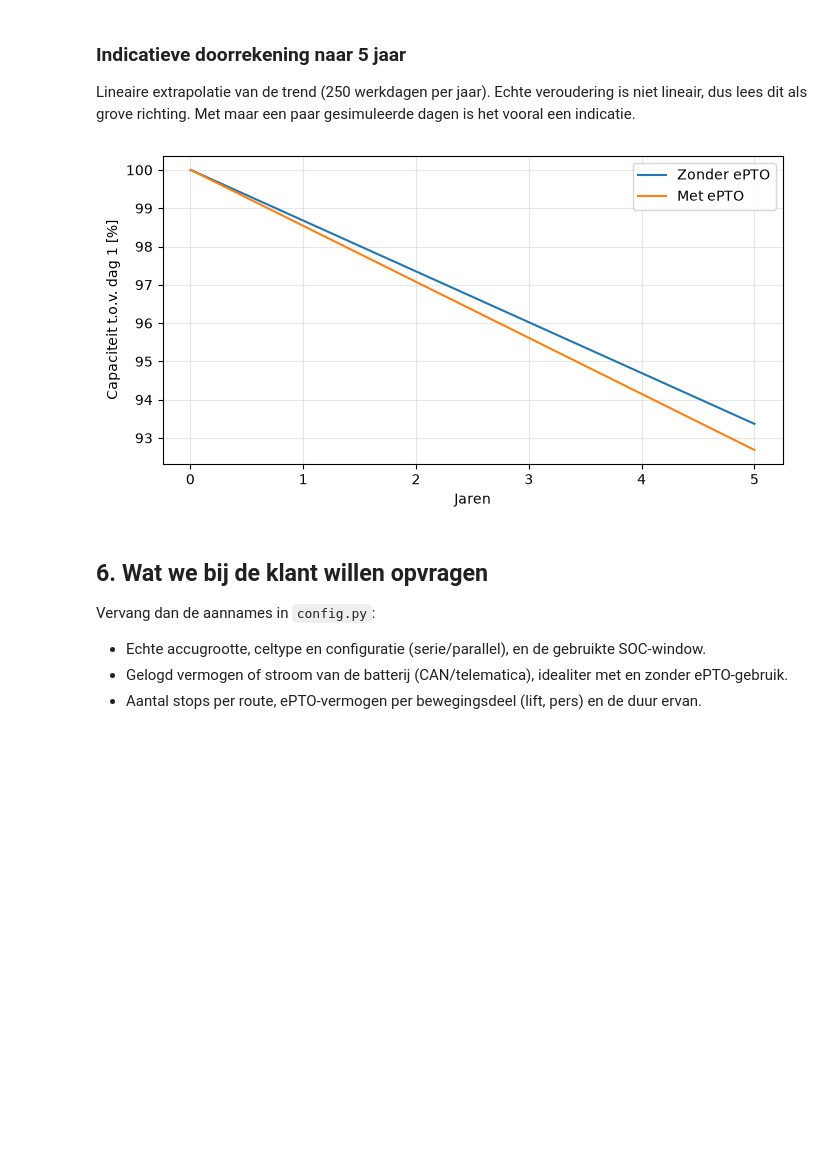
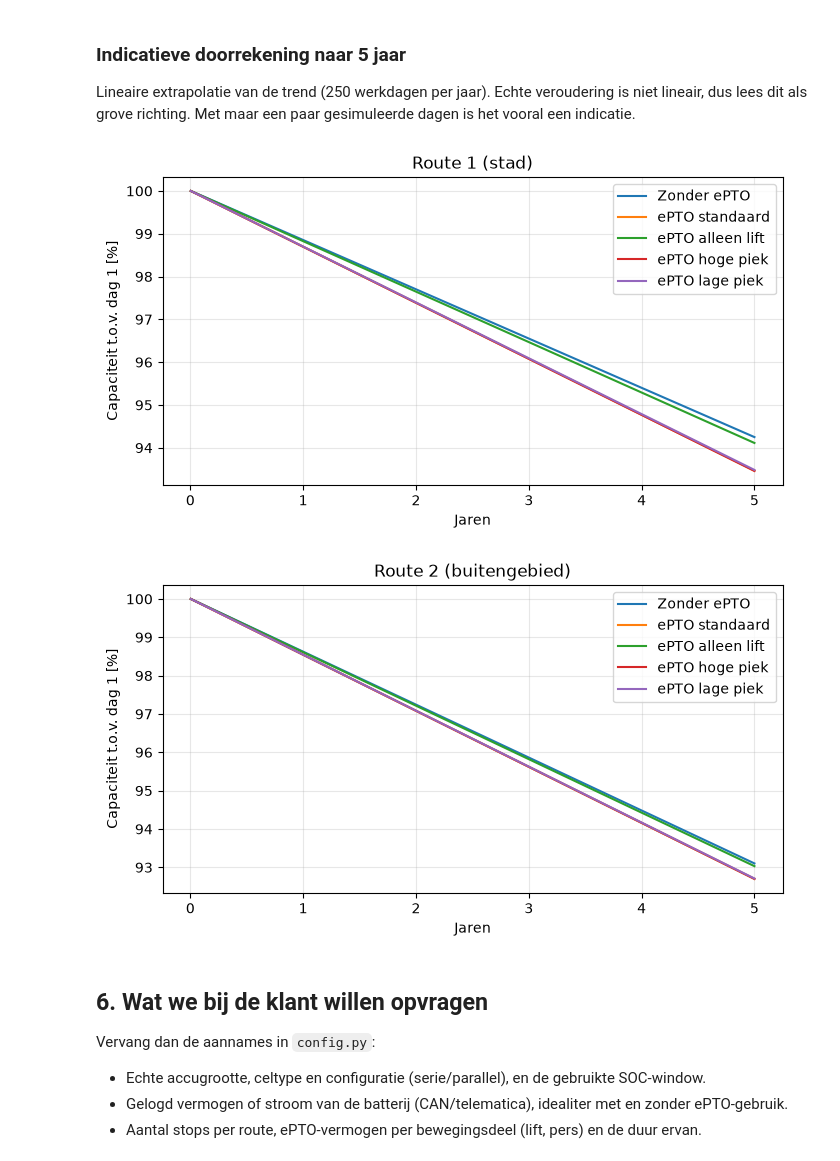
Before and after one commit to Youp44/S7, a Jupyter notebook: run_analysis.ipynb, the cells around one changed output. Saved outputs shown, nothing was run; the diff lists cells and outputs as text; code cells hidden in the pictures; blank space fills up the shorter version.

```diff
--- a/run_analysis.ipynb
+++ b/run_analysis.ipynb
@@ -74,0 +88,9 @@ Met ePTO:    {'verbruikt_kWh': 140.75368245862734, 'regen_kWh': 2.66949327718998
+# %%
+profielen = {naam: build_daily_power_profile(spec, with_epto)
+             for naam, (spec, with_epto) in GEKOZEN.items()}
+
+for naam, (t, p) in profielen.items():
+    print(f"{naam}:", daily_energy_kwh(t, p))
+
+fig = plot_power_profiles(profielen)
+plt.show()
@@ -78,8 +112,12 @@ Met ePTO:    {'verbruikt_kWh': 140.75368245862734, 'regen_kWh': 2.66949327718998
 Hier kijken we naar een klein stuk pakket (bijv. 8 in serie x 4 parallel). Elke cel krijgt een iets andere interne weerstand.
 Zo zie je hoe ongelijk de stroom over parallelle cellen wordt verdeeld. Dat is de eerste aanwijzing waar cellen sneller verouderen.
 # %%
+# Pakketsimulatie alleen voor de basis en de standaard-ePTO per route (anders te veel grafieken)
+PACK_SCENARIOS = [n for n in profielen if n.endswith("Zonder ePTO") or n.endswith("ePTO standaard")]
+
 results_pack = []
-for naam, (t, p) in {"Zonder ePTO": (t0, p0), "Met ePTO": (t1, p1)}.items():
+for naam in PACK_SCENARIOS:
+    t, p = profielen[naam]
     tw, pw = select_work_window(t, p, start_min=35, duration_min=PACK_SIM.duration_minutes)
     res = run_pack_simulation(naam, tw, pw, PACK, PACK_SIM)
     results_pack.append(res)
@@ -123,0 +139,5 @@ Relatief meer verlies met ePTO (%): 10.6
+# %%
+resultaten = {naam: run_degradation(naam, t, p, PACK, CHARGING, N_DAGEN,
+                                    DEGRADATION.ambient_temperature_c, DEGRADATION.parameter_set,
+                                    DEGRADATION.solver_dt_s, MODE)
+              for naam, (t, p) in profielen.items()}
@@ -123,0 +149,9 @@ Relatief meer verlies met ePTO (%): 10.6
+# %%
+tabel = overview_table(resultaten, BASIS_VAN, profielen)
+display(tabel.round(4))
+
+routes = sorted({naam.split(" | ")[0] for naam in resultaten})
+for route in routes:
+    fig = plot_degradation(*[r for n, r in resultaten.items() if n.startswith(route + " |")])
+    fig.suptitle(route, y=1.02)
+    plt.show()
@@ -128,14 +177,18 @@ Lineaire extrapolatie van de trend (250 werkdagen per jaar). Echte veroudering i
 grove richting. Met maar een paar gesimuleerde dagen is het vooral een indicatie.
 # %%
 DAGEN_5_JAAR = 5 * 250
-plt.figure(figsize=(8, 4))
-for res in (res_zonder, res_met):
-    d, cap = extrapolate_capacity(res, DAGEN_5_JAAR)
-    plt.plot(d / 250, 100 * cap, label=res["scenario"])
-plt.xlabel("Jaren"); plt.ylabel("Capaciteit t.o.v. dag 1 [%]")
-plt.grid(alpha=0.3); plt.legend(); plt.show()
+for route in routes:
+    plt.figure(figsize=(8, 4))
+    for naam, res in resultaten.items():
+        if naam.startswith(route + " |"):
+            d, cap = extrapolate_capacity(res, DAGEN_5_JAAR)
+            plt.plot(d / 250, 100 * cap, label=naam.split(" | ")[1])
+    plt.title(route)
+    plt.xlabel("Jaren"); plt.ylabel("Capaciteit t.o.v. dag 1 [%]")
+    plt.grid(alpha=0.3); plt.legend(); plt.show()
 # %% [output]
-[figure, old version]
+[figure, new version]
+[figure, added]
 # %% [markdown]
 ## 6. Wat we bij de klant willen opvragen
 
```
Also changed, not shown: parts of 14 cells of this notebook, 6 other files.
